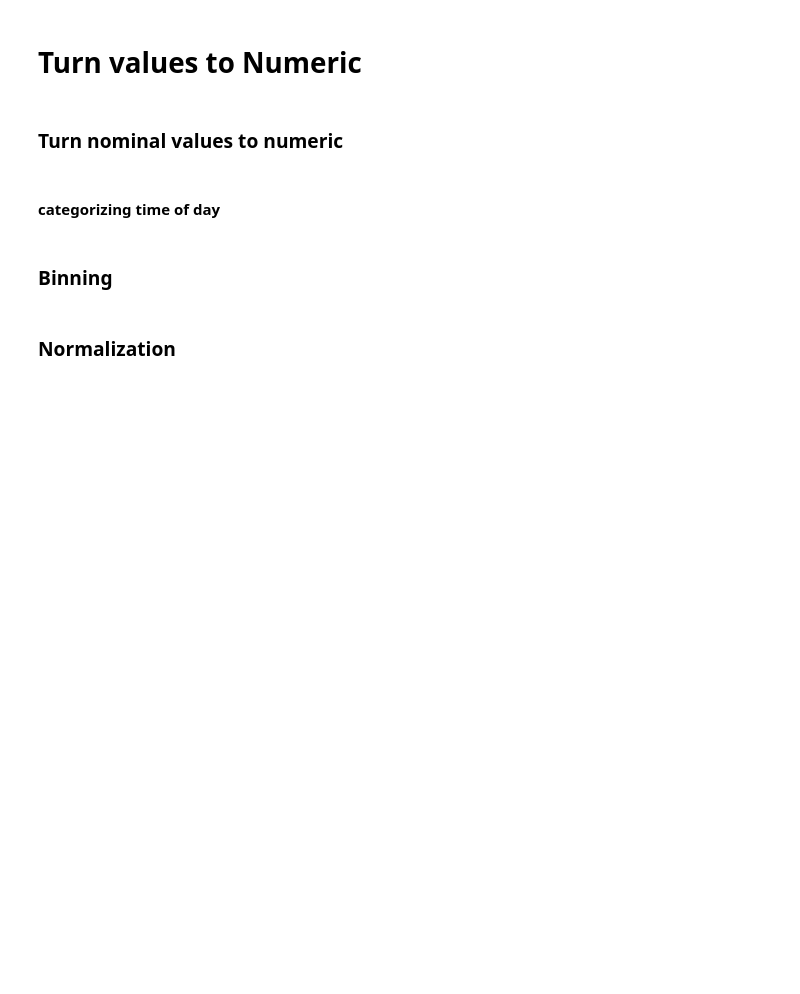
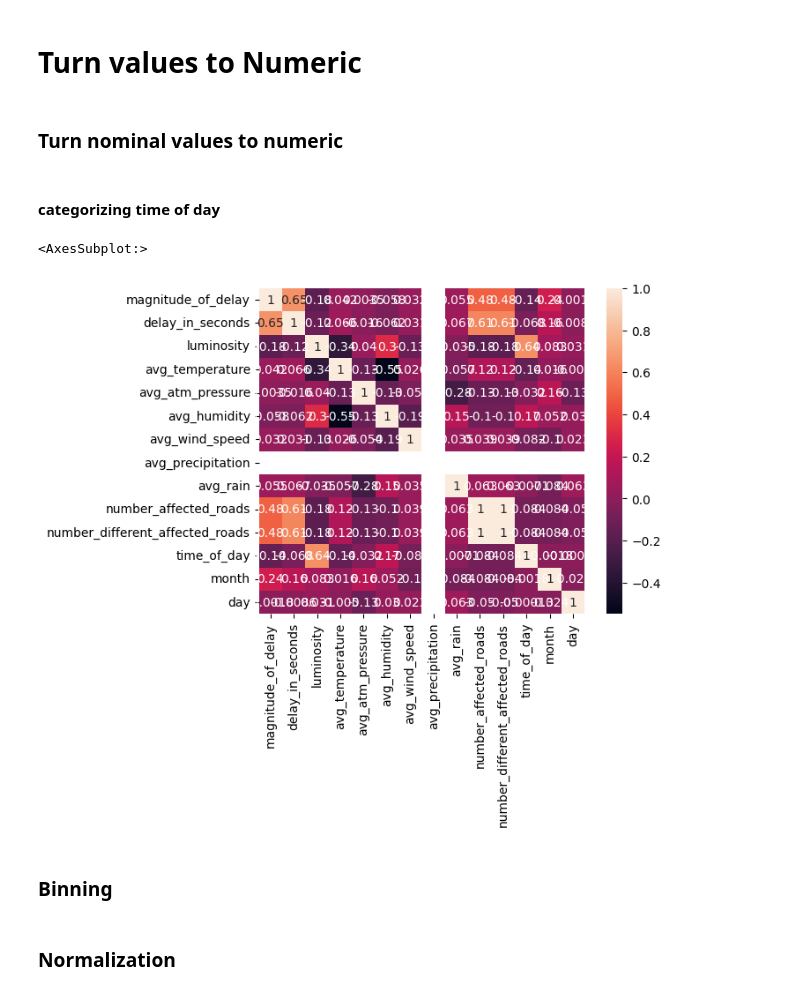
Before and after one commit to rsaSantos/DAA-Project, a Jupyter notebook: Task 2 (Competition)/incidents.ipynb, the cells around one changed output. Cells and saved outputs as stored; diff of their text form; code cells hidden in the pictures; blank space fills up the shorter version.

```diff
--- a/Task 2 (Competition)/incidents.ipynb
+++ b/Task 2 (Competition)/incidents.ipynb
@@ -170,7 +307,10 @@ trainingData['day'] = pd.DatetimeIndex(trainingData['record_date']).day
 testData['day'] = pd.DatetimeIndex(testData['record_date']).day
 # %%
 corr_matrix = trainingData.corr(numeric_only=True)
-sns.heatmap(corr_matrix,vmin=1,vmax=1,square=True, annot=True)
+sns.heatmap(corr_matrix,square=True, annot=True)
+# %% [output]
+<AxesSubplot:>
+[figure, added]
 # %% [markdown]
 ### Binning
 # %%
```
Also changed, not shown: parts of 17 cells of this notebook.
